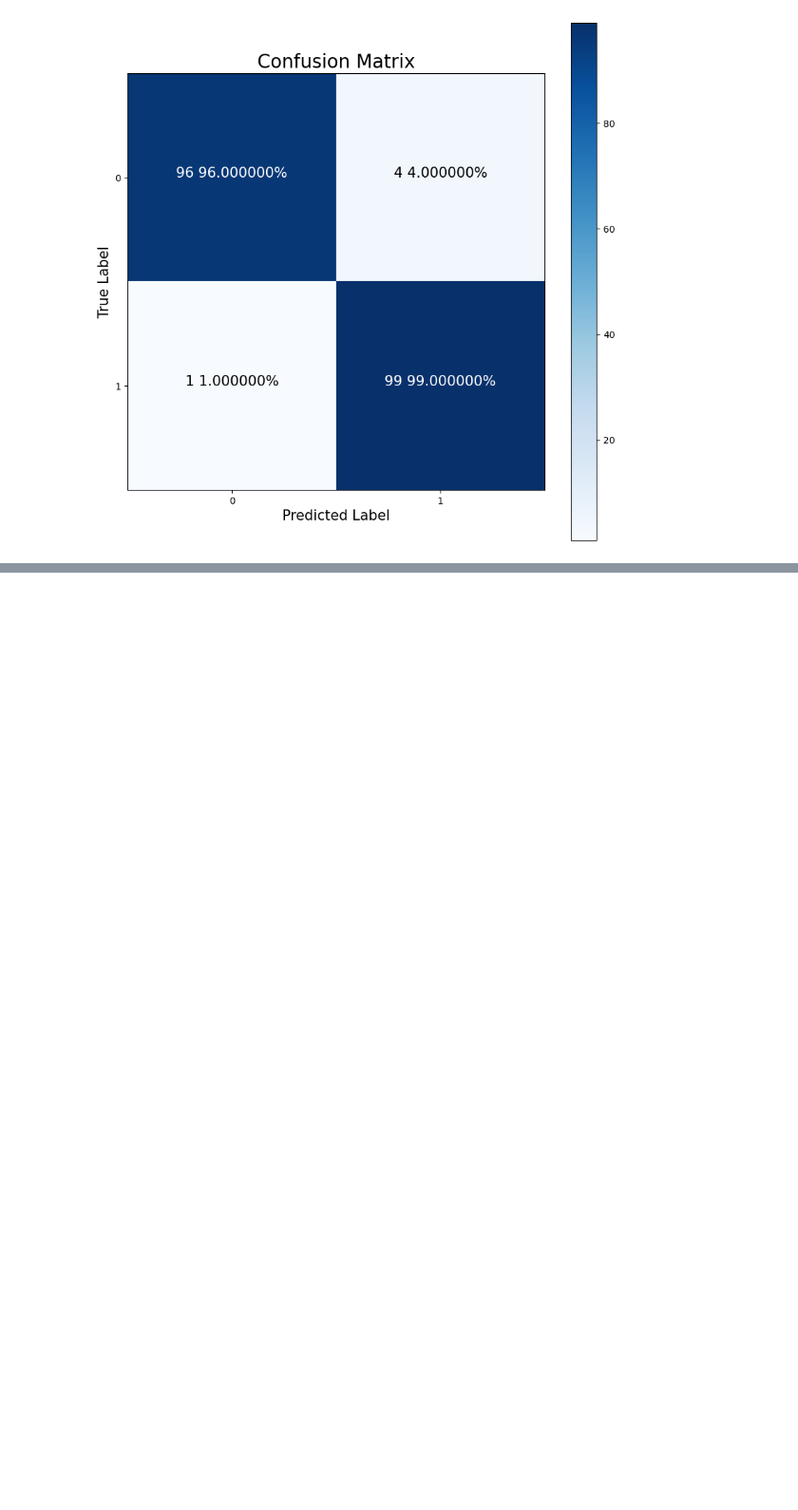
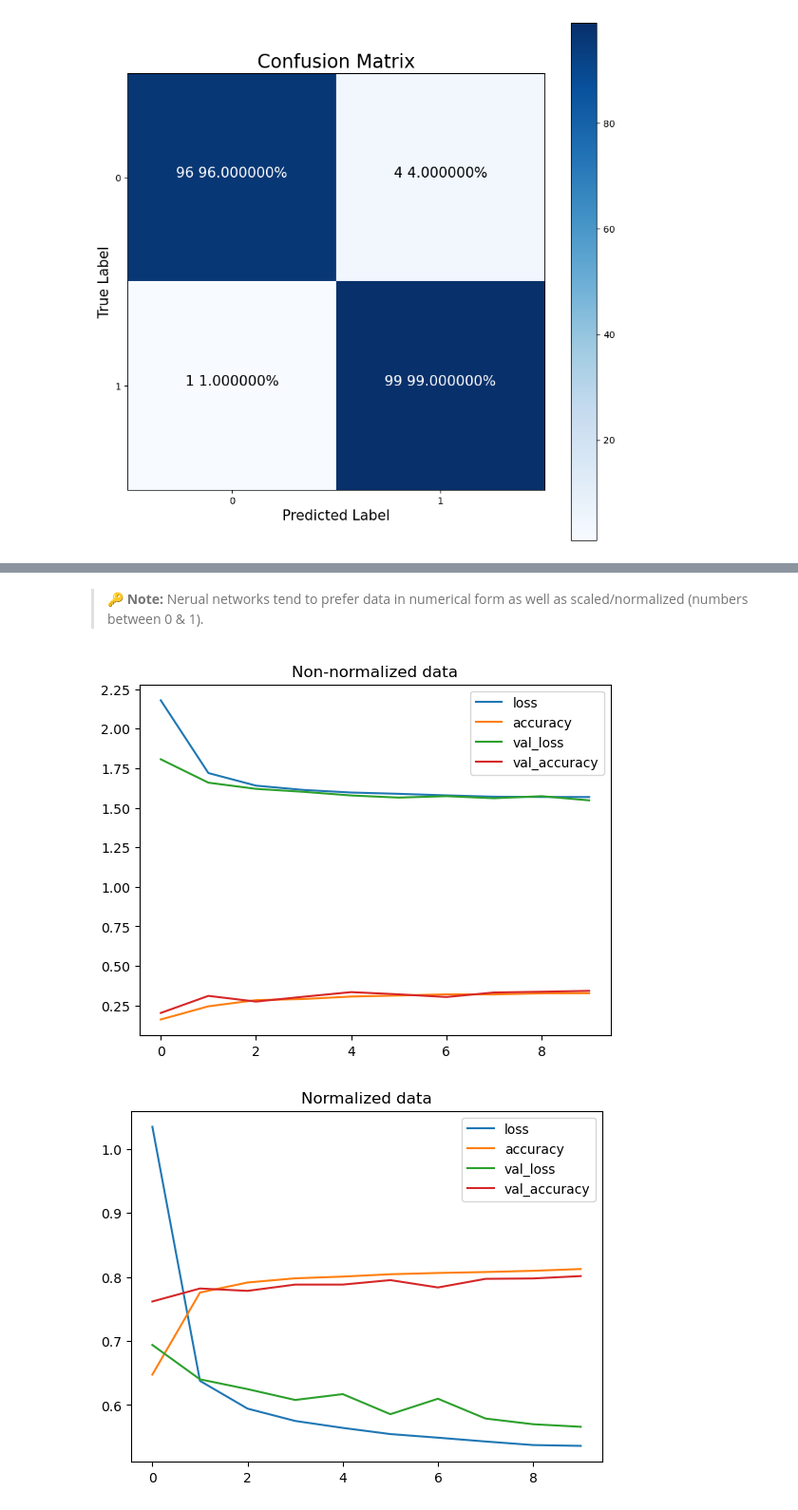
Before and after one commit to dfbeltran/tensorflow_tutorial, a Jupyter notebook: 02_neural_network_classification.ipynb, the cells around one changed output, grey strips where cells are left out. Shown at 95% size. Saved outputs shown, nothing was run; the diff lists cells and outputs as text; code cells hidden in the pictures; blank space fills up the shorter version.

```diff
--- a/02_neural_network_classification.ipynb
+++ b/02_neural_network_classification.ipynb
@@ -922,0 +1141,7 @@ plot_confusion_matrix(y_test, tf.round(y_preds))
+# %%
+# We can get our training and testing data between 0 and 1 by divind by the maximim
+train_data_norm = train_data / 255.0
+test_data_norm = test_data / 255.0
+
+# Check the min and max values of the scaled training data
+train_data_norm.min(), train_data_norm.max()
@@ -922,0 +1150,22 @@ plot_confusion_matrix(y_test, tf.round(y_preds))
+# %%
+# Set random seed
+tf.random.set_seed(42)
+
+# Create a model
+model_12 = tf.keras.Sequential([
+    tf.keras.layers.Flatten(input_shape =(28, 28)),
+    tf.keras.layers.Dense(4, activation = 'relu'),
+    tf.keras.layers.Dense(4, activation = 'relu'),
+    tf.keras.layers.Dense(10, activation = 'softmax')
+])
+
+# Compile model
+model_12.compile(loss = tf.keras.losses.SparseCategoricalCrossentropy(),
+                optimizer = tf.keras.optimizers.Adam(),
+                metrics = ['accuracy'])
+
+# Fit the model
+norm_history = model_12.fit(train_data_norm,
+                             train_labels,
+                             epochs = 10,
+                            validation_data = (test_data_norm, test_labels))
@@ -922,0 +1193,12 @@ plot_confusion_matrix(y_test, tf.round(y_preds))
+# %% [markdown]
+> 🔑 **Note:** Nerual networks tend to prefer data in numerical form as well as scaled/normalized (numbers between 0 & 1).
+# %%
+import pandas as pd
+# Plot non-normalized data loss curves
+pd.DataFrame(non_norm_history.history).plot(title ='Non-normalized data')
+# Plot normalized data loss curves
+pd.DataFrame(norm_history.history).plot(title = 'Normalized data')
+plt.show()
+# %% [output]
+[figure, added]
+[figure, added]
```
Also changed, not shown: parts of 55 cells of this notebook, 1 other file.
